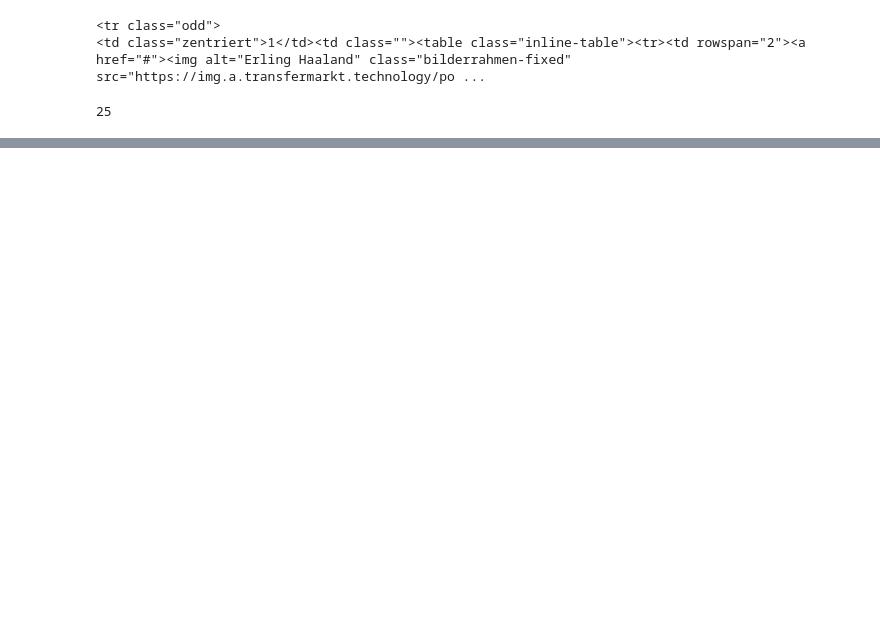
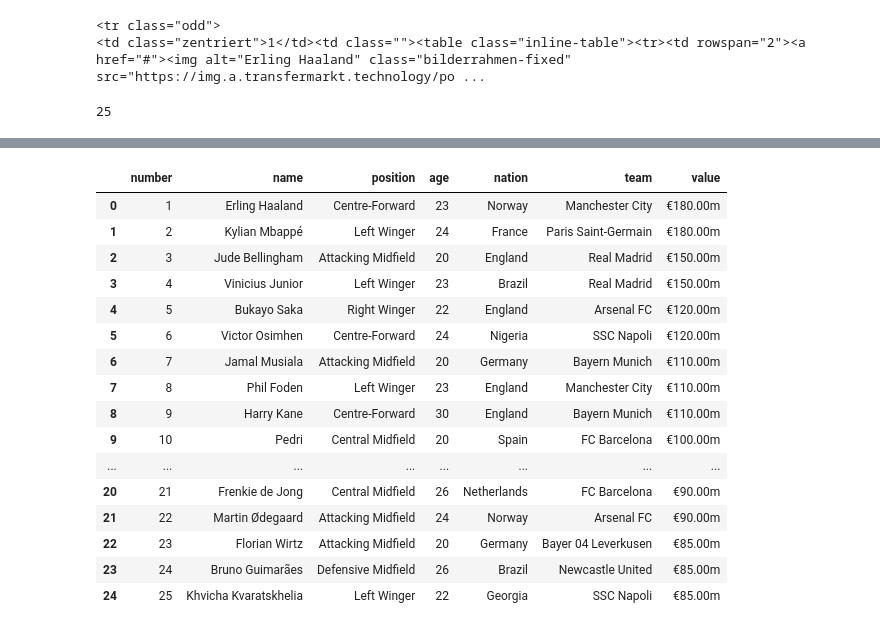
Before and after one commit to MinuSpurs/Football_player_price_analysis, a Jupyter notebook: Crawling_TransferMarkt25_coding.ipynb, the cells around one changed output, grey strips where cells are left out. Saved outputs shown, nothing was run; the diff lists cells and outputs as text; code cells hidden in the pictures; blank space fills up the shorter version.

```diff
--- a/Crawling_TransferMarkt25_coding.ipynb
+++ b/Crawling_TransferMarkt25_coding.ipynb
@@ -77,3 +77,34 @@ for info in player_info:
 <td class="rechts hauptlink"><a href="/florian-wirtz/marktwertverlauf/spieler/598577">€85.00m</a> </td>
 <td class="rechts hauptlink"><a href="/bruno-guimaraes/marktwertverlauf/spieler/520624">€85.00m</a> </td>
 <td class="rechts hauptlink"><a href="/khvicha-kvaratskhelia/marktwertverlauf/spieler/502670">€85.00m</a> </td>
+# %%
+df = pd.DataFrame(
+    {
+        "number": number,
+        "name":name,
+        "position":position,
+        "age":age,
+        "nation":nation,
+        "team":team,
+        "value":value
+    }
+)
+df
+# %% [output]
+|  | number | name | position | age | nation | team | value |
+| 0 | 1 | Erling Haaland | Centre-Forward | 23 | Norway | Manchester City | €180.00m |
+| 1 | 2 | Kylian Mbappé | Left Winger | 24 | France | Paris Saint-Germain | €180.00m |
+| 2 | 3 | Jude Bellingham | Attacking Midfield | 20 | England | Real Madrid | €150.00m |
+| 3 | 4 | Vinicius Junior | Left Winger | 23 | Brazil | Real Madrid | €150.00m |
+| 4 | 5 | Bukayo Saka | Right Winger | 22 | England | Arsenal FC | €120.00m |
+| 5 | 6 | Victor Osimhen | Centre-Forward | 24 | Nigeria | SSC Napoli | €120.00m |
+| 6 | 7 | Jamal Musiala | Attacking Midfield | 20 | Germany | Bayern Munich | €110.00m |
+| 7 | 8 | Phil Foden | Left Winger | 23 | England | Manchester City | €110.00m |
+| 8 | 9 | Harry Kane | Centre-Forward | 30 | England | Bayern Munich | €110.00m |
+| 9 | 10 | Pedri | Central Midfield | 20 | Spain | FC Barcelona | €100.00m |
+| ... | ... | ... | ... | ... | ... | ... | ... |
+| 20 | 21 | Frenkie de Jong | Central Midfield | 26 | Netherlands | FC Barcelona | €90.00m |
+| 21 | 22 | Martin Ødegaard | Attacking Midfield | 24 | Norway | Arsenal FC | €90.00m |
+| 22 | 23 | Florian Wirtz | Attacking Midfield | 20 | Germany | Bayer 04 Leverkusen | €85.00m |
+| 23 | 24 | Bruno Guimarães | Defensive Midfield | 26 | Brazil | Newcastle United | €85.00m |
+| 24 | 25 | Khvicha Kvaratskhelia | Left Winger | 22 | Georgia | SSC Napoli | €85.00m |
```
Also changed, not shown: parts of 2 cells of this notebook, 3 other files.
